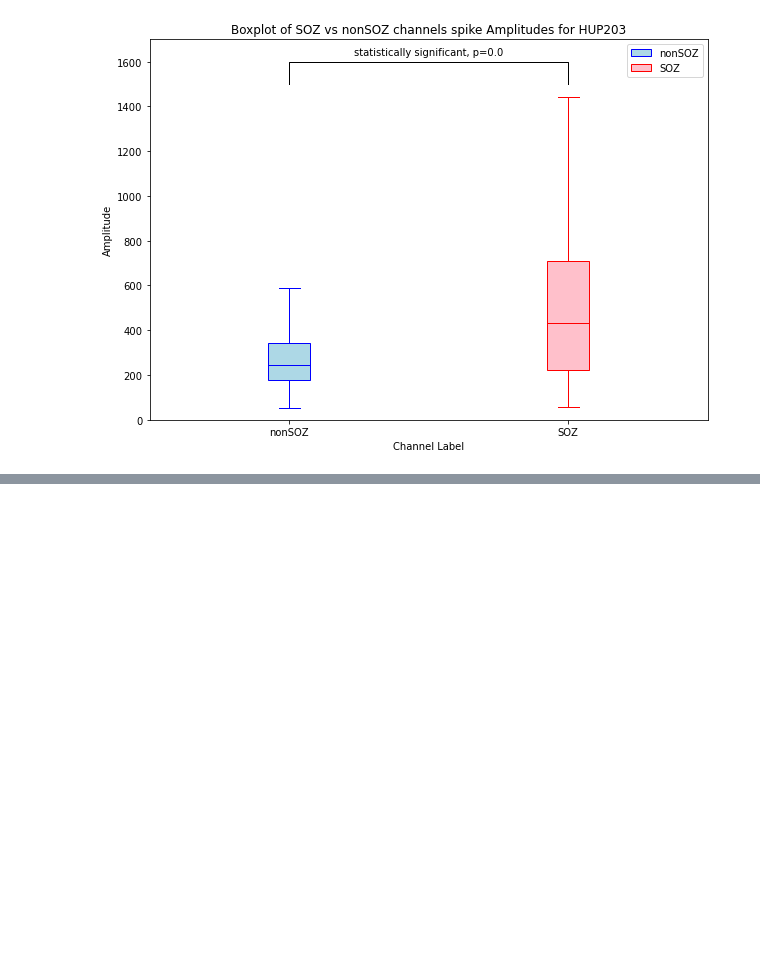
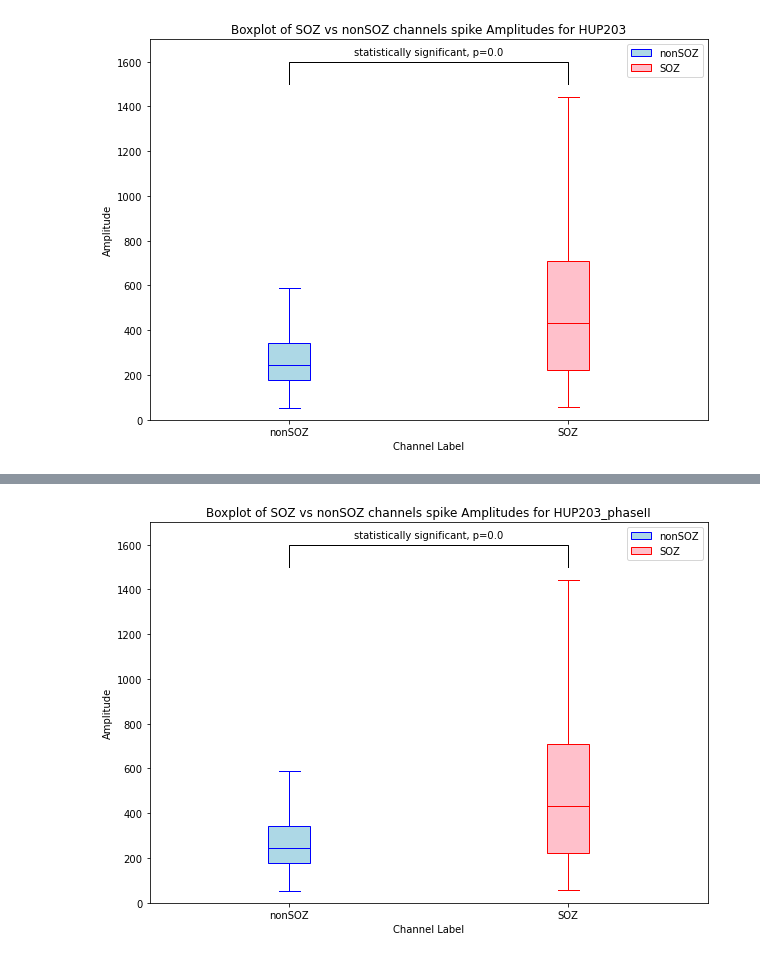
Before and after one commit to carlosaaguila/fc-toolbox-2, a Jupyter notebook: Projects/FC_toolbox/toolbox/5.4.22_updatedpipeline.ipynb, the cells around one changed output, grey strips where cells are left out. Drawn from its saved outputs; the diff is of its cells as text; code cells hidden in the pictures; blank space fills up the shorter version.

```diff
--- a/Projects/FC_toolbox/toolbox/5.4.22_updatedpipeline.ipynb
+++ b/Projects/FC_toolbox/toolbox/5.4.22_updatedpipeline.ipynb
@@ -457,0 +593,4 @@ plt.show()
+# %%
+plot_box_per_pt('HUP203_phaseII',98)
+# %% [output]
+[figure, added]
```
Also changed, not shown: parts of 12 cells of this notebook.
